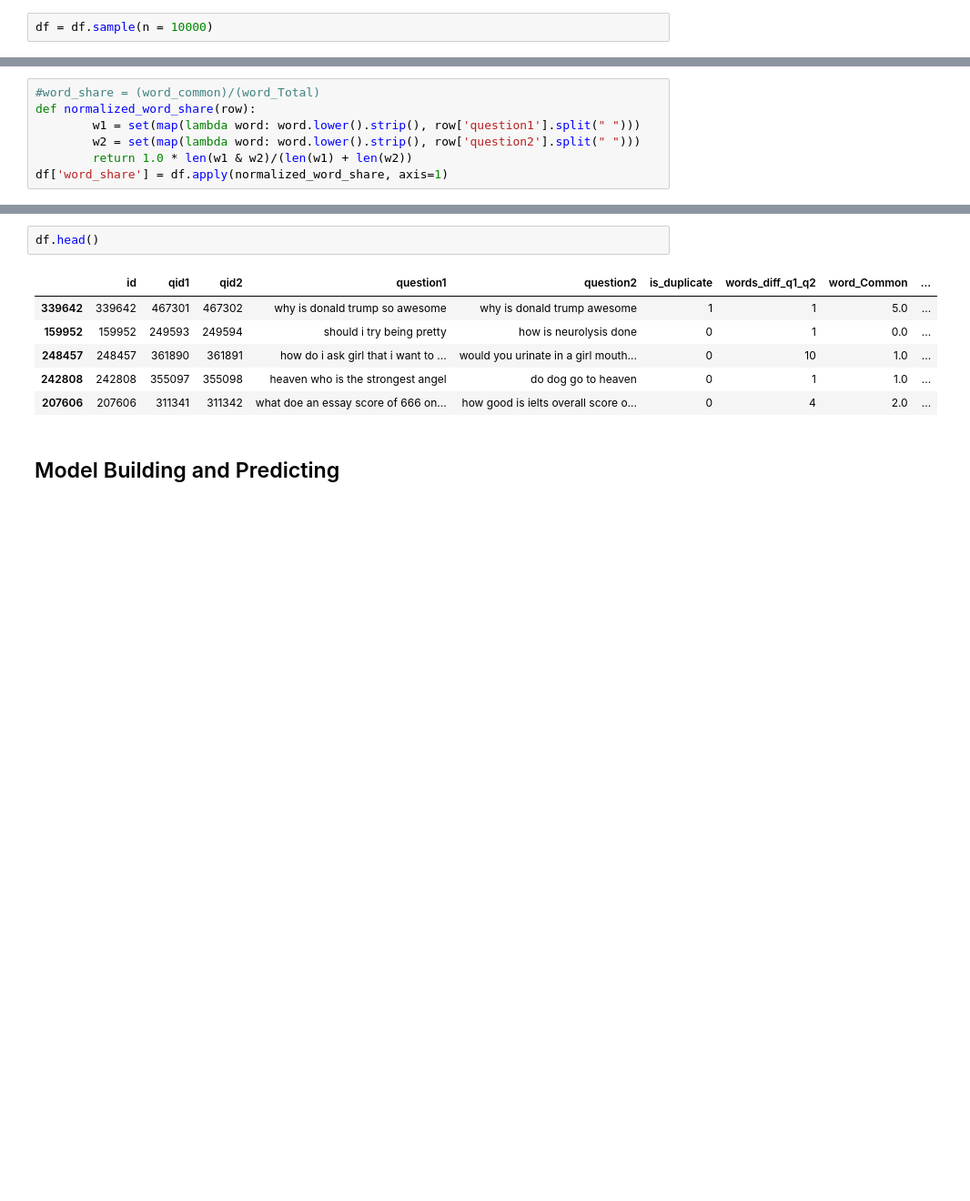
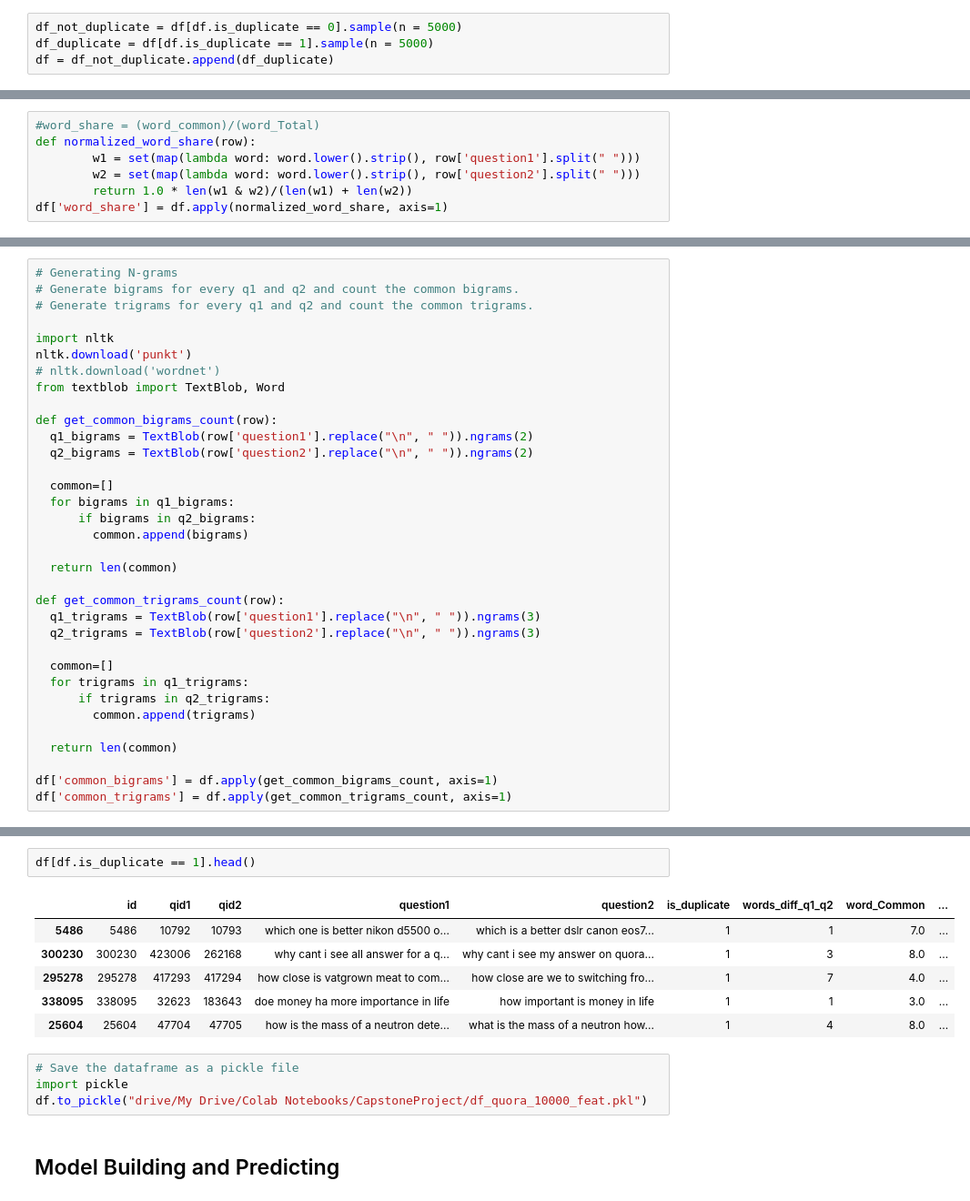
Before and after one commit to droy78/quora-question-pairs, a Jupyter notebook: CapstoneProject-QuoraQuestionPairs.ipynb, the cells around one changed output, grey strips where cells are left out. Shown: that part at 91% size. Drawn from its saved outputs; the diff is of its cells as text; blank space fills up the shorter version.

```diff
--- a/CapstoneProject-QuoraQuestionPairs.ipynb
+++ b/CapstoneProject-QuoraQuestionPairs.ipynb
@@ -162,5 +146,7 @@ Not Duplicate Question Pairs (is_duplicate = 0):
 
 Duplicate Question Pairs (is_duplicate = 1):
    36.92%
-# %%
-df = df.sample(n = 10000)
+# %%
+df_not_duplicate = df[df.is_duplicate == 0].sample(n = 5000)
+df_duplicate = df[df.is_duplicate == 1].sample(n = 5000)
+df = df_not_duplicate.append(df_duplicate)
@@ -334,3 +390,37 @@ df['fuzz_partial_token_set_ratio'] = df.apply(lambda x: fuzz.partial_token_set_r
 df['fuzz_partial_token_sort_ratio'] = df.apply(lambda x: fuzz.partial_token_sort_ratio(str(x['question1']), str(x['question2'])), axis=1)
 df['fuzz_token_set_ratio'] = df.apply(lambda x: fuzz.token_set_ratio(str(x['question1']), str(x['question2'])), axis=1)
 df['fuzz_token_sort_ratio'] = df.apply(lambda x: fuzz.token_sort_ratio(str(x['question1']), str(x['question2'])), axis=1)
+# %%
+# Generating N-grams
+# Generate bigrams for every q1 and q2 and count the common bigrams.
+# Generate trigrams for every q1 and q2 and count the common trigrams.
+
+import nltk
+nltk.download('punkt')
+# nltk.download('wordnet')
+from textblob import TextBlob, Word
+
+def get_common_bigrams_count(row):
+  q1_bigrams = TextBlob(row['question1'].replace("\n", " ")).ngrams(2)
+  q2_bigrams = TextBlob(row['question2'].replace("\n", " ")).ngrams(2)
+
+  common=[]
+  for bigrams in q1_bigrams:
+      if bigrams in q2_bigrams:
+        common.append(bigrams)
+
+  return len(common)
+
+def get_common_trigrams_count(row):
+  q1_trigrams = TextBlob(row['question1'].replace("\n", " ")).ngrams(3)
+  q2_trigrams = TextBlob(row['question2'].replace("\n", " ")).ngrams(3)
+
+  common=[]
+  for trigrams in q1_trigrams:
+      if trigrams in q2_trigrams:
+        common.append(trigrams)
+
+  return len(common)
+
+df['common_bigrams'] = df.apply(get_common_bigrams_count, axis=1)
+df['common_trigrams'] = df.apply(get_common_trigrams_count, axis=1)
@@ -337,11 +430,15 @@ df['fuzz_token_sort_ratio'] = df.apply(lambda x: fuzz.token_sort_ratio(str(x['qu
 # %%
-df.head()
+df[df.is_duplicate == 1].head()
 # %% [output]
 |  | id | qid1 | qid2 | question1 | question2 | is_duplicate | words_diff_q1_q2 | word_Common | ... |
-| 339642 | 339642 | 467301 | 467302 | why is donald trump so awesome | why is donald trump awesome | 1 | 1 | 5.0 | ... |
-| 159952 | 159952 | 249593 | 249594 | should i try being pretty | how is neurolysis done | 0 | 1 | 0.0 | ... |
-| 248457 | 248457 | 361890 | 361891 | how do i ask girl that i want to ... | would you urinate in a girl mouth... | 0 | 10 | 1.0 | ... |
-| 242808 | 242808 | 355097 | 355098 | heaven who is the strongest angel | do dog go to heaven | 0 | 1 | 1.0 | ... |
-| 207606 | 207606 | 311341 | 311342 | what doe an essay score of 666 on... | how good is ielts overall score o... | 0 | 4 | 2.0 | ... |
+| 5486 | 5486 | 10792 | 10793 | which one is better nikon d5500 o... | which is a better dslr canon eos7... | 1 | 1 | 7.0 | ... |
+| 300230 | 300230 | 423006 | 262168 | why cant i see all answer for a q... | why cant i see my answer on quora... | 1 | 3 | 8.0 | ... |
+| 295278 | 295278 | 417293 | 417294 | how close is vatgrown meat to com... | how close are we to switching fro... | 1 | 7 | 4.0 | ... |
+| 338095 | 338095 | 32623 | 183643 | doe money ha more importance in life | how important is money in life | 1 | 1 | 3.0 | ... |
+| 25604 | 25604 | 47704 | 47705 | how is the mass of a neutron dete... | what is the mass of a neutron how... | 1 | 4 | 8.0 | ... |
+# %%
+# Save the dataframe as a pickle file
+import pickle
+df.to_pickle("drive/My Drive/Colab Notebooks/CapstoneProject/df_quora_10000_feat.pkl")
 # %% [markdown]
 ## Model Building and Predicting
```
Also changed, not shown: parts of 69 cells of this notebook.
